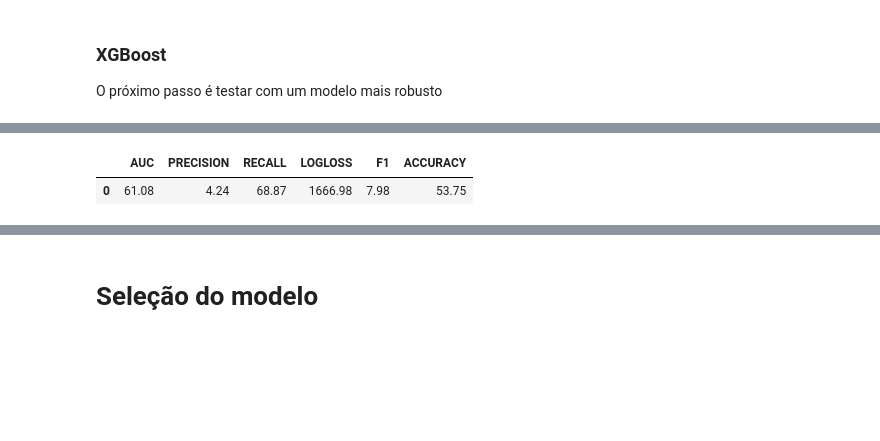
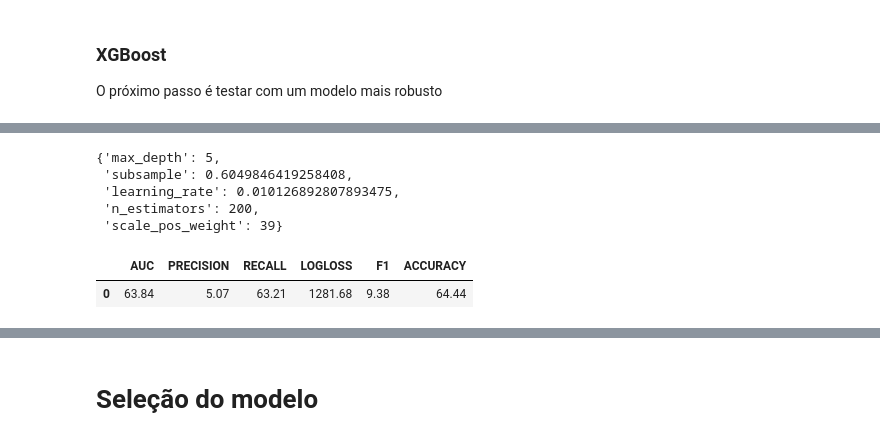
Before and after one commit to victor-hro/cartola, a Jupyter notebook: notebooks/model.ipynb, the cells around one changed output, grey strips where cells are left out. Saved outputs shown, nothing was run; the diff lists cells and outputs as text; code cells hidden in the pictures; blank space fills up the shorter version.

```diff
--- a/notebooks/model.ipynb
+++ b/notebooks/model.ipynb
@@ -805,39 +760,41 @@ O próximo passo é testar com um modelo mais robusto
+# %%
+study.best_params
+# %% [output]
+{'max_depth': 5,
+ 'subsample': 0.6049846419258408,
+ 'learning_rate': 0.010126892807893475,
+ 'n_estimators': 200,
+ 'scale_pos_weight': 39}
 # %%
-# {'eta': 0.04769409406169523,
-#  'max_depth': 5,
-#  'subsample': 0.9949393655069952,
-#  'learning_rate': 0.0025158412731914083,
-#  'n_estimators': 228,
-#  'scale_pos_weight': 40}
-
+# descomentar para usar best params de forma automatica
 # xgb_model = Pipeline([
 #             ('preprocessor', preprocessor),
 #             ('classifier', XGBClassifier(
 #                 **study.best_params,
 #                 random_state=42,
 #             ))
 #         ])
 
+# best params
 params = {
-    'eta': 0.04769409406169523,
     'max_depth': 5,
-    'subsample': 0.9949393655069952,
-    'learning_rate': 0.0025158412731914083,
-    'n_estimators': 228,
-    'scale_pos_weight': 40
-    }
+    'subsample': 0.6049846419258408,
+    'learning_rate': 0.010126892807893475,
+    'n_estimators': 200,
+    'scale_pos_weight': 39
+ }
 
 xgb_model = Pipeline([
             ('preprocessor', preprocessor),
             ('classifier', XGBClassifier(
                 **params,
                 random_state=42,
             ))
         ])
 
 xgb_model.fit(X_train, y_train)
-xgb_eval = ModelEvaluator(xgb_model, X_val, y_val, th=0.45)
+xgb_eval = ModelEvaluator(xgb_model, X_val, y_val, th=0.42)
 xgb_eval.evaluate()
 # %% [output]
 |  | AUC | PRECISION | RECALL | LOGLOSS | F1 | ACCURACY |
-| 0 | 61.08 | 4.24 | 68.87 | 1666.98 | 7.98 | 53.75 |
+| 0 | 63.84 | 5.07 | 63.21 | 1281.68 | 9.38 | 64.44 |
```
Also changed, not shown: parts of 37 cells of this notebook, 9 other files.
